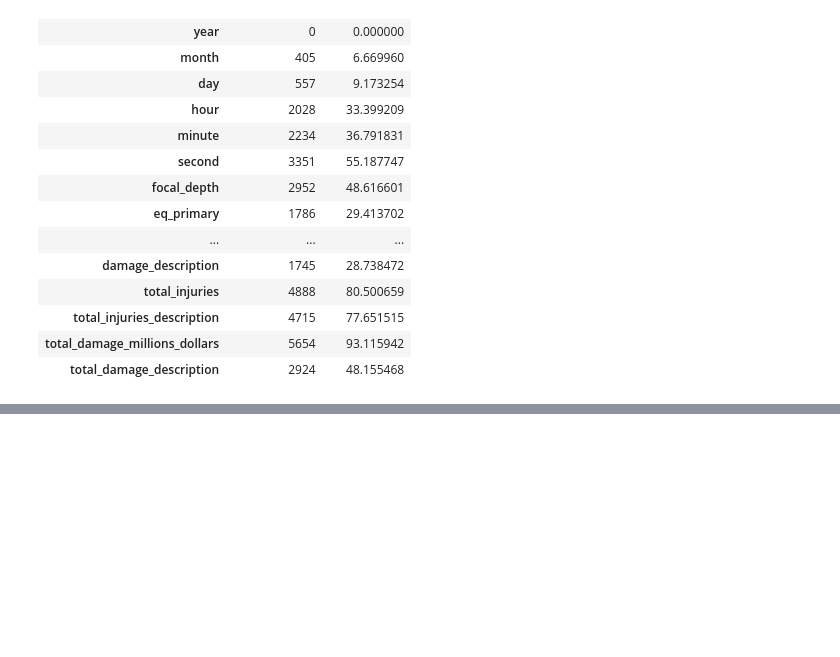
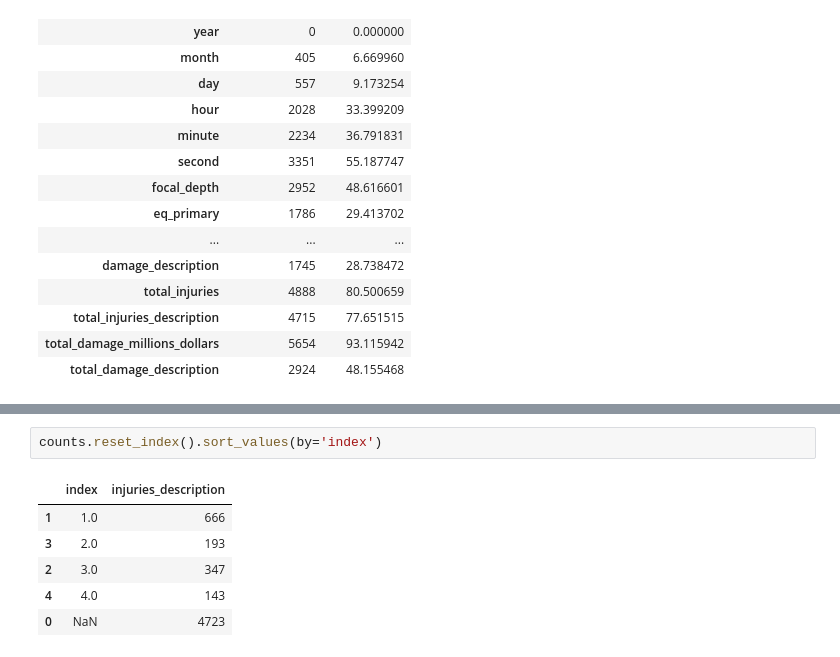
Before and after one commit to tamires-data/2019-CS109B, a Jupyter notebook: Earthquake.ipynb, the cells around one changed output, grey strips where cells are left out. Drawn from its saved outputs; the diff is of its cells as text; blank space fills up the shorter version.

```diff
--- a/Earthquake.ipynb
+++ b/Earthquake.ipynb
@@ -138,0 +218,9 @@ missing_data
+# %%
+counts.reset_index().sort_values(by='index')
+# %% [output]
+|  | index | injuries_description |
+| 1 | 1.0 | 666 |
+| 3 | 2.0 | 193 |
+| 2 | 3.0 | 347 |
+| 4 | 4.0 | 143 |
+| 0 | NaN | 4723 |
```
Also changed, not shown: parts of 8 cells of this notebook.
